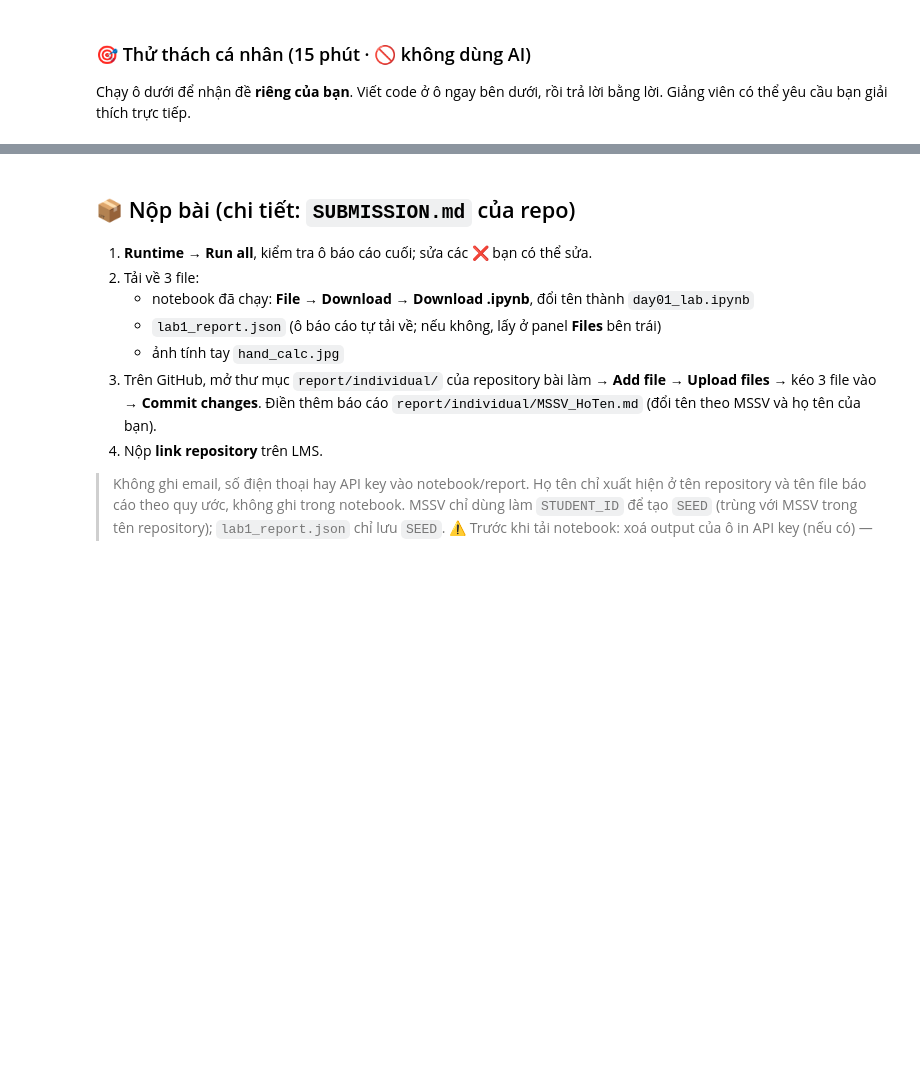
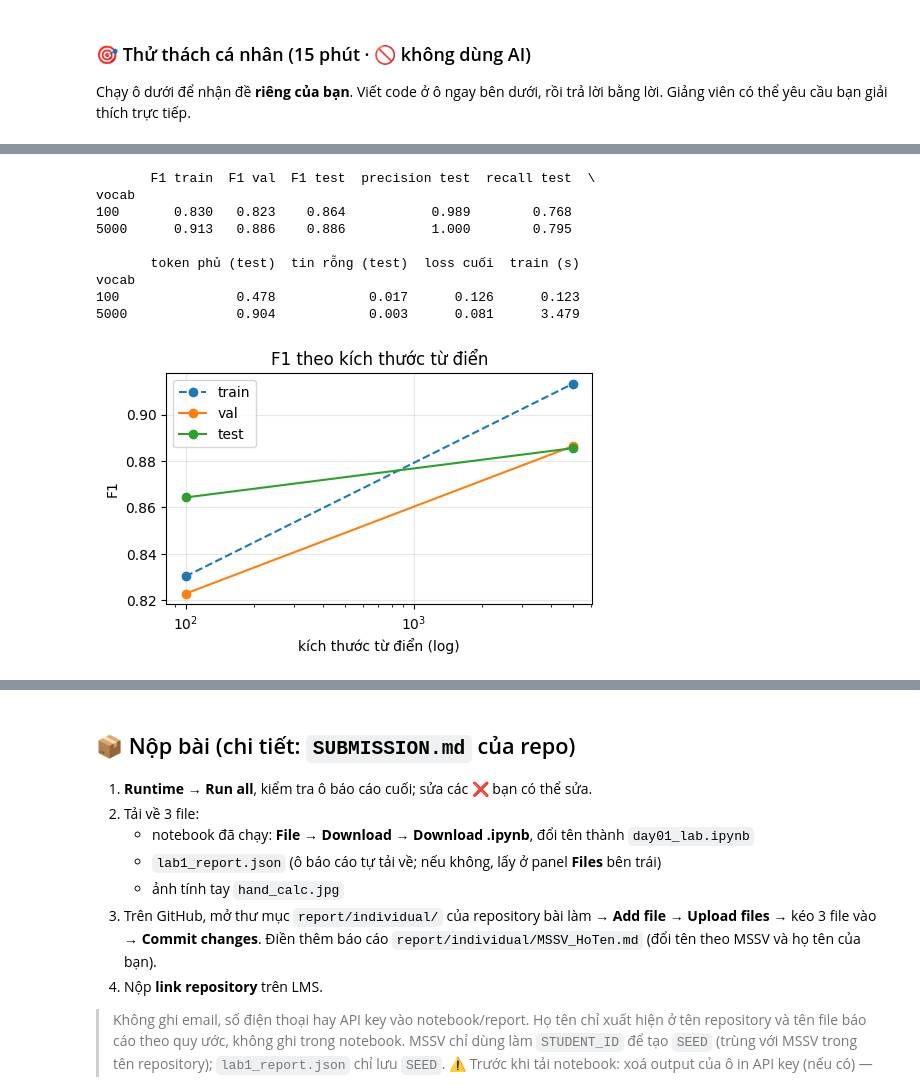
Before and after one commit to vinhs0/K5-L3B-Day01-TranThanhVinh-2A202603821-LLMFoundation, a Jupyter notebook: report/individual/day01_lab.ipynb, the cells around one changed output, grey strips where cells are left out. Drawn from its saved outputs; the diff is of its cells as text; code cells hidden in the pictures; blank space fills up the shorter version.

```diff
--- a/report/individual/day01_lab.ipynb
+++ b/report/individual/day01_lab.ipynb
@@ -1713,4 +1820,43 @@ print(f"🎯 Đề #{MY_CHALLENGE + 1}:", CHALLENGES[MY_CHALLENGE])
 # %%
 # ✏️ Code thử thách của bạn ở đây
+ch_sizes = [100, 5000]
+ch_rows = []
+for size in ch_sizes:
+    ch_vocab = build_vocab(texts_tr, max_size=size)
+    Xa, Xv, Xt = (vectorize(t, ch_vocab) for t in (texts_tr, texts_va, texts_te))
+    t0 = time.perf_counter()
+    ch_w, ch_b, ch_losses = train_logreg(Xa, y_tr, lr=0.5, epochs=300)
+    ch_time = time.perf_counter() - t0
+    pr = lambda X: (predict_proba(X, ch_w, ch_b) >= 0.5).astype(int)
+    m_a, m_v, m_t = metrics(y_tr, pr(Xa)), metrics(y_va, pr(Xv)), metrics(y_te, pr(Xt))
+    # Bao nhiêu % token của TEST nằm trong từ điển, và bao nhiêu tin test không có từ nào trong từ điển (vector toàn 0)?
+    toks = [tok for t in texts_te for tok in tokenize(t)]
+    coverage = np.mean([tok in ch_vocab for tok in toks])
+    empty = float((Xt.sum(axis=1) == 0).mean())
+    ch_rows.append({"vocab": len(ch_vocab), "F1 train": m_a["f1"], "F1 val": m_v["f1"], "F1 test": m_t["f1"],
+                    "precision test": m_t["precision"], "recall test": m_t["recall"],
+                    "token phủ (test)": coverage, "tin rỗng (test)": empty,
+                    "loss cuối": ch_losses[-1], "train (s)": ch_time})
+
+ch_df = pd.DataFrame(ch_rows).set_index("vocab")
+display(ch_df.round(3)) if "display" in globals() else print(ch_df.round(3))
+
+fig, ax = plt.subplots(figsize=(5.5, 3))
+ax.plot(ch_df.index, ch_df["F1 train"], "o--", label="train")
+ax.plot(ch_df.index, ch_df["F1 val"], "o-", label="val")
+ax.plot(ch_df.index, ch_df["F1 test"], "o-", label="test")
+ax.set_xscale("log"); ax.set_xlabel("kích thước từ điển (log)"); ax.set_ylabel("F1"); ax.legend(); ax.grid(alpha=.3)
+ax.set_title("F1 theo kích thước từ điển"); plt.show()
+# %% [output]
+       F1 train  F1 val  F1 test  precision test  recall test  \
+vocab
+100       0.830   0.823    0.864           0.989        0.768
+5000      0.913   0.886    0.886           1.000        0.795
+
+       token phủ (test)  tin rỗng (test)  loss cuối  train (s)
+vocab
+100               0.478            0.017      0.126      0.123
+5000              0.904            0.003      0.081      3.479
+[figure, added]
 # %% [markdown]
 **Kết quả & giải thích thử thách:**
```
Also changed, not shown: parts of 30 cells of this notebook, 2 other files.
